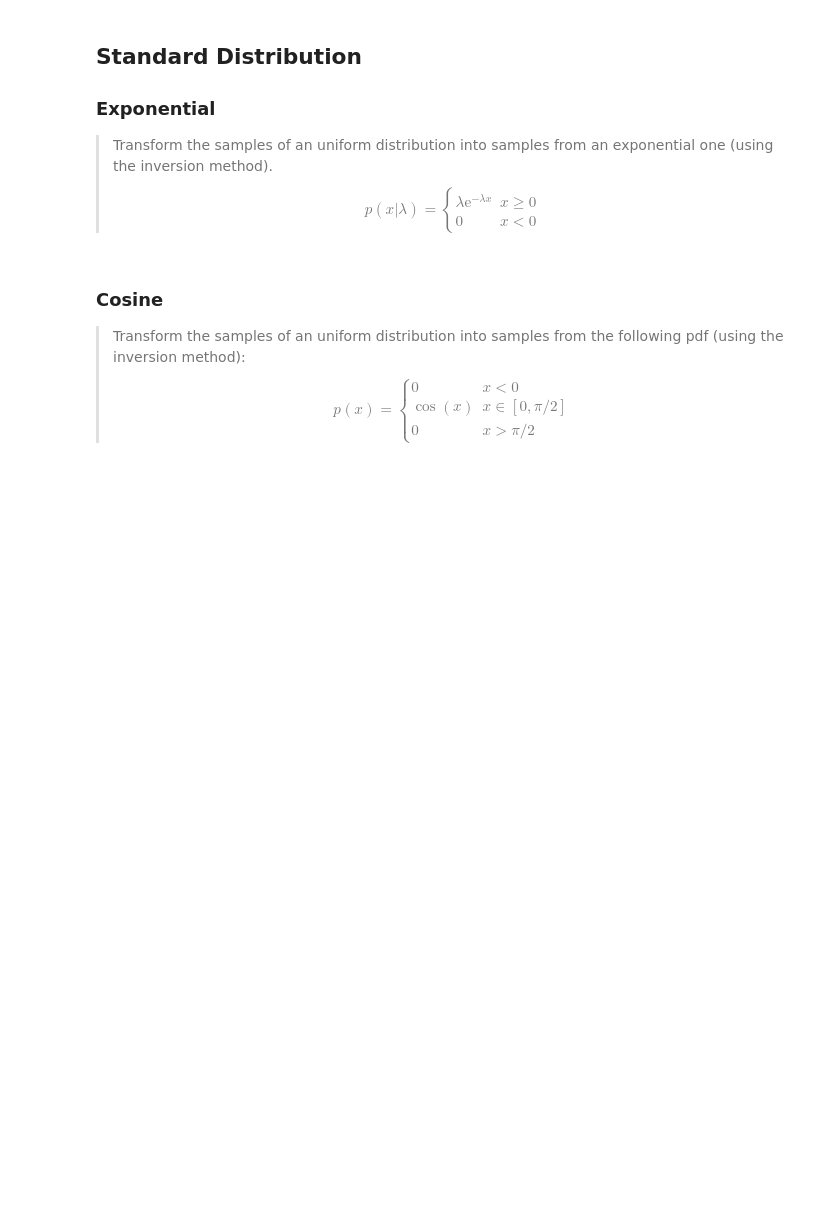
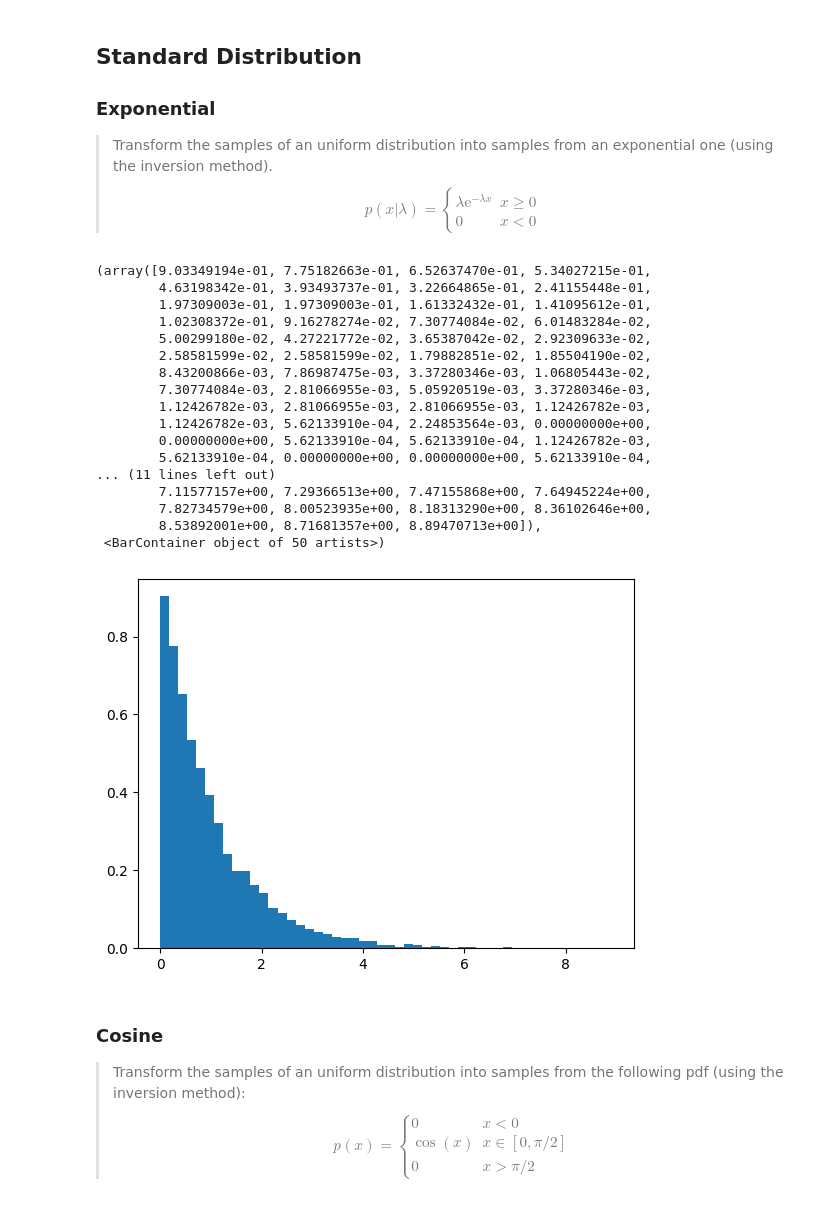
Before and after one commit to KlaraGtknst/PatRec2_SoSe24, a Jupyter notebook: 08_basic_sampling.ipynb, the cells around one changed output. Drawn from its saved outputs; the diff is of its cells as text; code cells hidden in the pictures; blank space fills up the shorter version.

```diff
--- a/08_basic_sampling.ipynb
+++ b/08_basic_sampling.ipynb
@@ -14,25 +14,38 @@ import pylab as plt
 # %%
 class ExponentialDistribution:
     def __init__(self, lmb):
         self.lmb = lmb
 
-####################
-# Your Code Here   #
-####################
 
     def sample(self, n_samples):
-####################
-# Your Code Here   #
-####################
+        uniform_samples = np.random.rand(n_samples)
+        return -np.log(1 - uniform_samples) / self.lmb
 
 n_samples = 10000
 dist = ExponentialDistribution(lmb=1)
 y = dist.sample(n_samples)
 
 # Plot the samples
-####################
-# Your Code Here   #
-####################
+plt.hist(y, bins=50, density=True)
+# %% [output]
+(array([9.03349194e-01, 7.75182663e-01, 6.52637470e-01, 5.34027215e-01,
+        4.63198342e-01, 3.93493737e-01, 3.22664865e-01, 2.41155448e-01,
+        1.97309003e-01, 1.97309003e-01, 1.61332432e-01, 1.41095612e-01,
+        1.02308372e-01, 9.16278274e-02, 7.30774084e-02, 6.01483284e-02,
+        5.00299180e-02, 4.27221772e-02, 3.65387042e-02, 2.92309633e-02,
+        2.58581599e-02, 2.58581599e-02, 1.79882851e-02, 1.85504190e-02,
+        8.43200866e-03, 7.86987475e-03, 3.37280346e-03, 1.06805443e-02,
+        7.30774084e-03, 2.81066955e-03, 5.05920519e-03, 3.37280346e-03,
+        1.12426782e-03, 2.81066955e-03, 2.81066955e-03, 1.12426782e-03,
+        1.12426782e-03, 5.62133910e-04, 2.24853564e-03, 0.00000000e+00,
+        0.00000000e+00, 5.62133910e-04, 5.62133910e-04, 1.12426782e-03,
+        5.62133910e-04, 0.00000000e+00, 0.00000000e+00, 5.62133910e-04,
+... (11 lines left out)
+        7.11577157e+00, 7.29366513e+00, 7.47155868e+00, 7.64945224e+00,
+        7.82734579e+00, 8.00523935e+00, 8.18313290e+00, 8.36102646e+00,
+        8.53892001e+00, 8.71681357e+00, 8.89470713e+00]),
+ <BarContainer object of 50 artists>)
+[figure, added]
 # %% [markdown]
 ### Cosine
 > Transform the samples of an uniform distribution into samples from the following pdf (using the inversion method):
```
Also changed, not shown: parts of 14 cells of this notebook.
